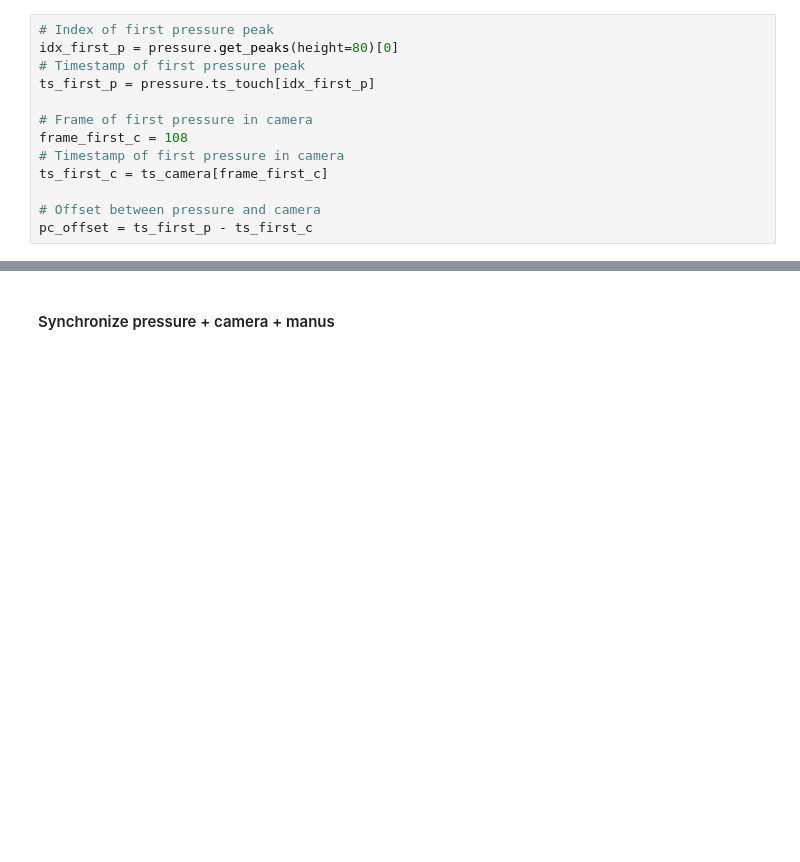
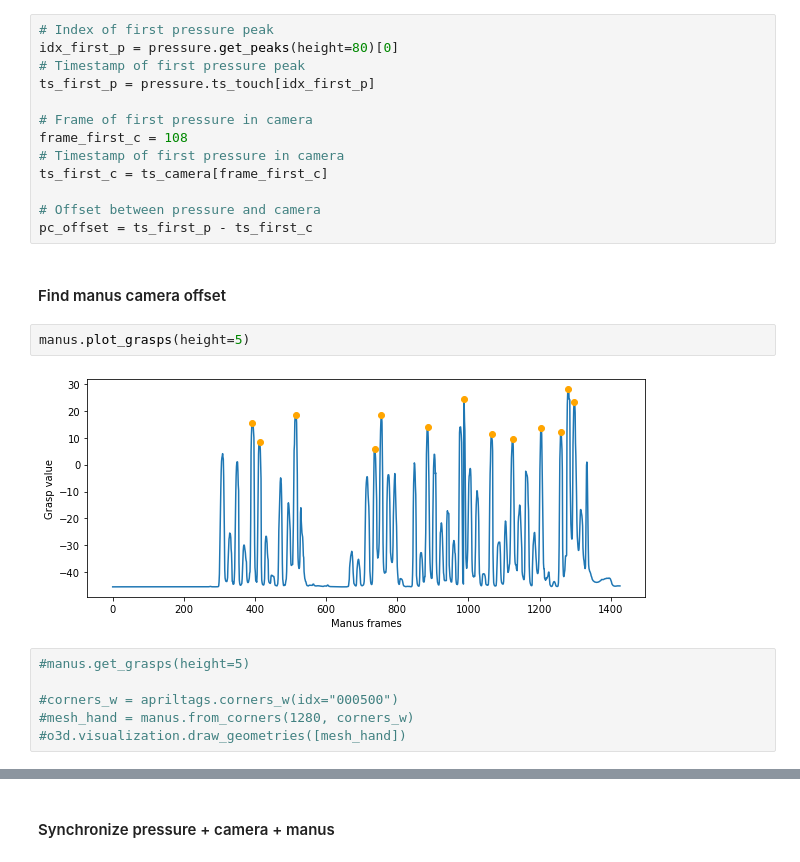
Before and after one commit to lucas-ventura/tactile2object, a Jupyter notebook: intrinsics_extrinsics/project_hand_to_camera_frame.ipynb, the cells around one changed output, grey strips where cells are left out. Drawn from its saved outputs; the diff is of its cells as text; blank space fills up the shorter version.

```diff
--- a/intrinsics_extrinsics/project_hand_to_camera_frame.ipynb
+++ b/intrinsics_extrinsics/project_hand_to_camera_frame.ipynb
@@ -93,3 +96,15 @@ ts_first_c = ts_camera[frame_first_c]
 
 # Offset between pressure and camera
 pc_offset = ts_first_p - ts_first_c
+# %% [markdown]
+#### Find manus camera offset
+# %%
+manus.plot_grasps(height=5)
+# %% [output]
+[figure, added]
+# %%
+#manus.get_grasps(height=5)
+
+#corners_w = apriltags.corners_w(idx="000500")
+#mesh_hand = manus.from_corners(1280, corners_w)
+#o3d.visualization.draw_geometries([mesh_hand])
```
Also changed, not shown: parts of 4 cells of this notebook.
